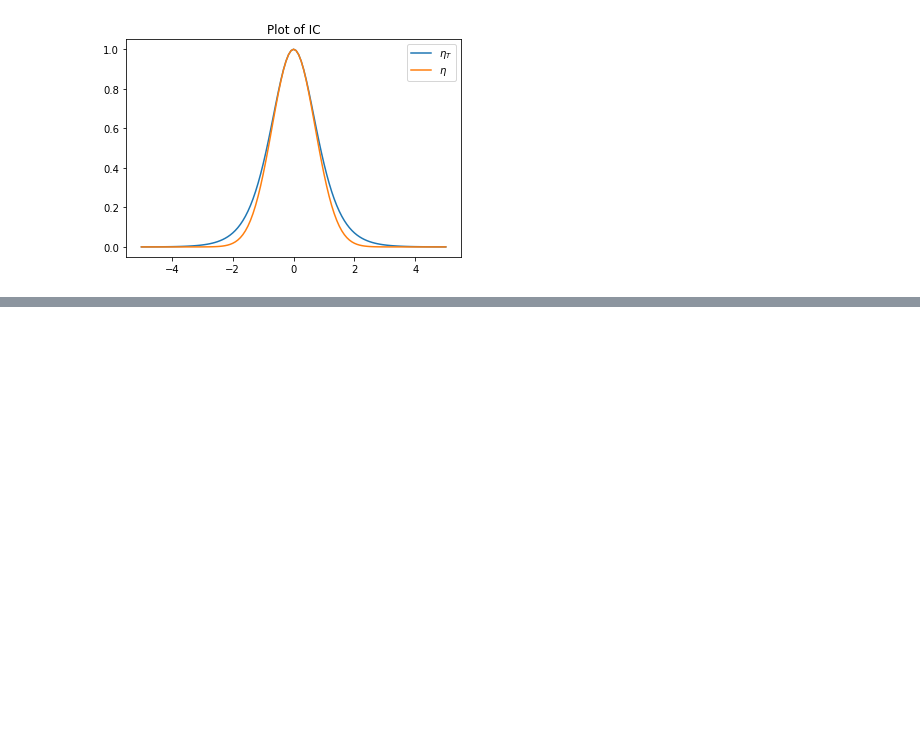
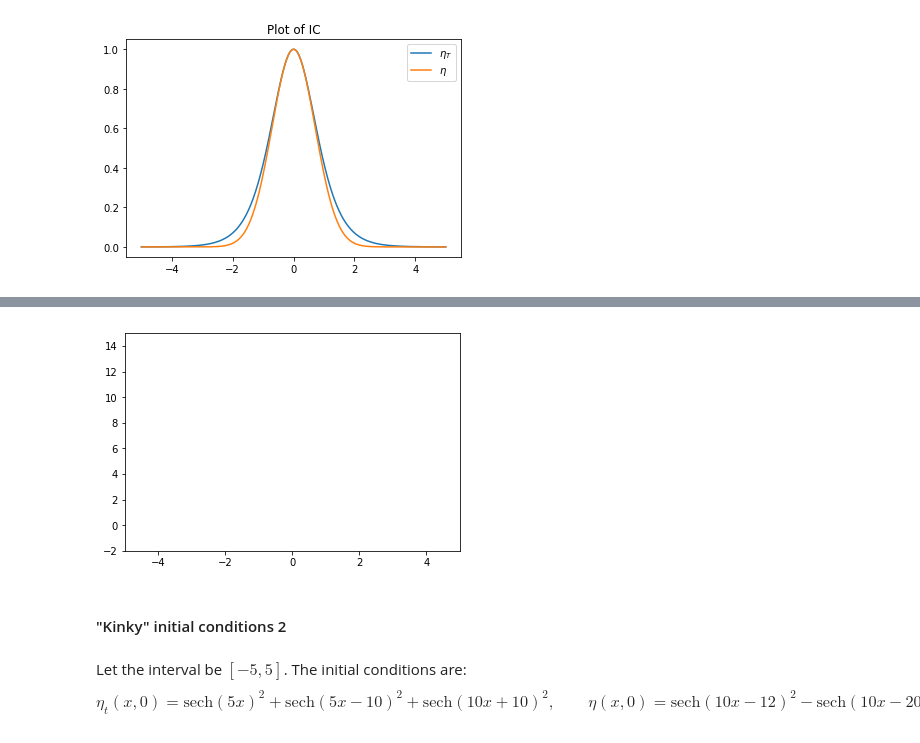
Before and after one commit to sultanaitzhan/Capstone, a Jupyter notebook: Numerical Work/numerical work.ipynb, the cells around one changed output, grey strips where cells are left out. Cells and saved outputs as stored; diff of their text form; code cells hidden in the pictures; blank space fills up the shorter version.

```diff
--- a/Numerical Work/numerical work.ipynb
+++ b/Numerical Work/numerical work.ipynb
@@ -312,0 +314,24 @@ Text(0.5,1,'Numerical Solution for $t \\in [0,10]$ for first 10 (out of 40) time
+# %%
+fig = plt.figure()
+ax = plt.axes(xlim=(-5,5), ylim= (-2,15))
+line, = ax.plot([], [], lw=2)
+
+def animate(t):
+    X = xx
+    Y = Eta[t,:]
+    line.set_data(X, Y)
+    return line,
+def init():
+    line.set_data([],[])
+    return line,
+anim = FuncAnimation(fig, animate, init_func = init, frames = numSteps, interval = 1)
+anim.save('GaussianIC.mp4', writer = writer)
+# %% [output]
+[figure, added]
+# %% [markdown]
+#### "Kinky" initial conditions 2
+# %% [markdown]
+Let the interval be $[-5,5]$. The initial conditions are:
+$$
+\eta_t(x,0) = \mathrm{sech}(5x)^2 + \mathrm{sech}(5x-10)^2 + \mathrm{sech}(10x+10)^2, \qquad \eta(x,0) = \mathrm{sech}(10x-12)^2 - \mathrm{sech}(10x-20)^2.
+$$
```
Also changed, not shown: parts of 19 cells of this notebook, 22 other files.
